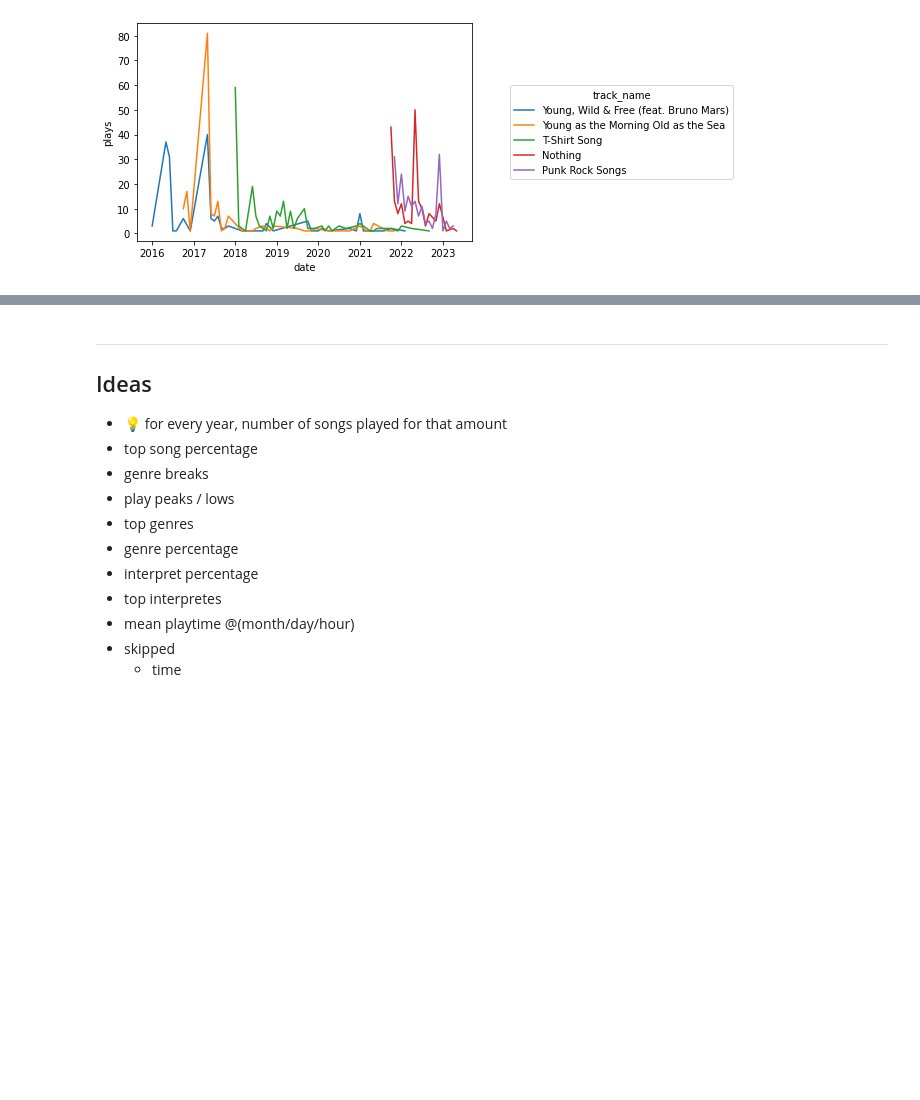
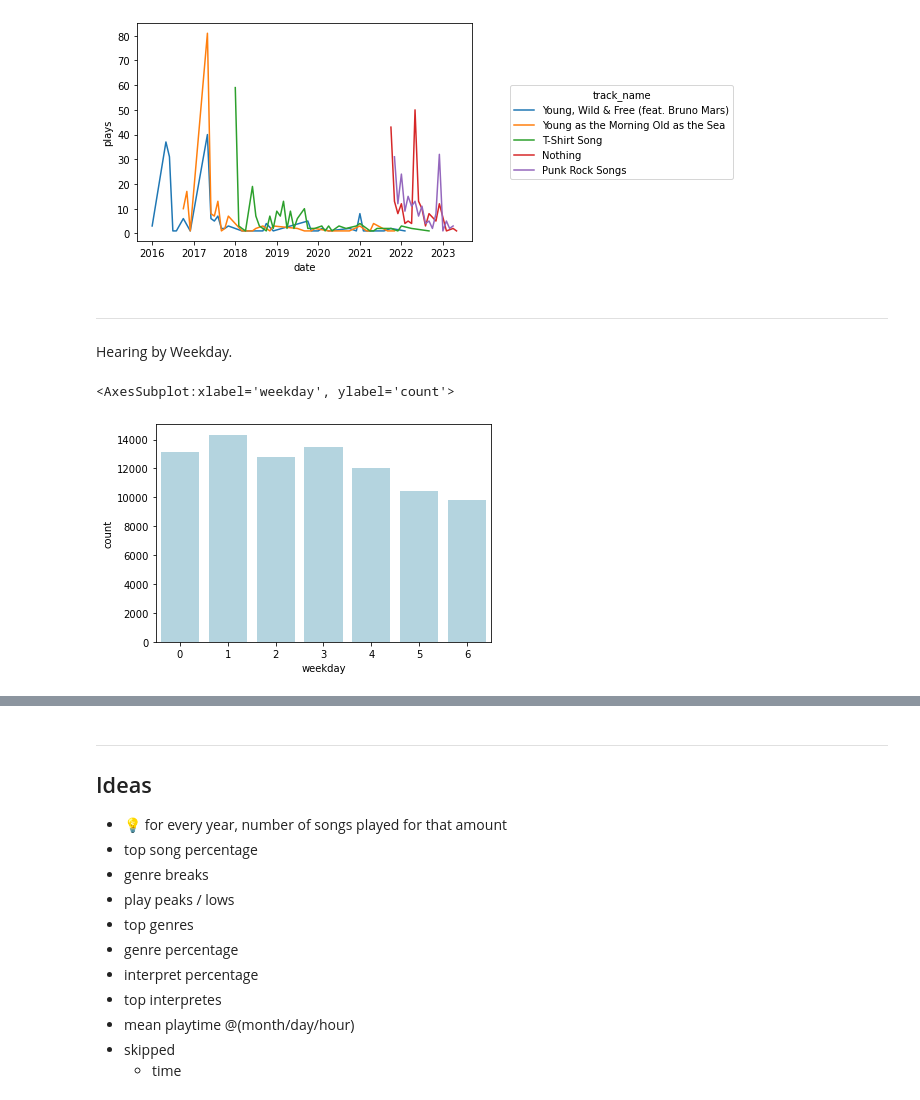
Before and after one commit to OleVoss/spotifystats, a Jupyter notebook: Analysis.ipynb, the cells around one changed output, grey strips where cells are left out. Cells and saved outputs as stored; diff of their text form; code cells hidden in the pictures; blank space fills up the shorter version.

```diff
--- a/Analysis.ipynb
+++ b/Analysis.ipynb
@@ -256,3 +258,16 @@ ax = sns.lineplot(data=data, x="date", y="plays", hue="track_name")
 sns.move_legend(ax, "center left", bbox_to_anchor=(1.1,0.5))
 # %% [output]
 [figure]
+# %% [markdown]
+---
+Hearing by Weekday.
+# %%
+df_weekday_plays = df_orig.groupby(df_orig["ts"].dt.weekday)["ts"].count().to_frame()
+df_weekday_plays.index.rename("weekday", inplace=True)
+df_weekday_plays.reset_index(inplace=True)
+df_weekday_plays.rename({"ts":"count"}, inplace=True, axis=1)
+
+sns.barplot(data=df_weekday_plays, x="weekday", y="count", color="lightblue")
+# %% [output]
+<AxesSubplot:xlabel='weekday', ylabel='count'>
+[figure, added]
```
Also changed, not shown: parts of 5 cells of this notebook, 4 other files.
